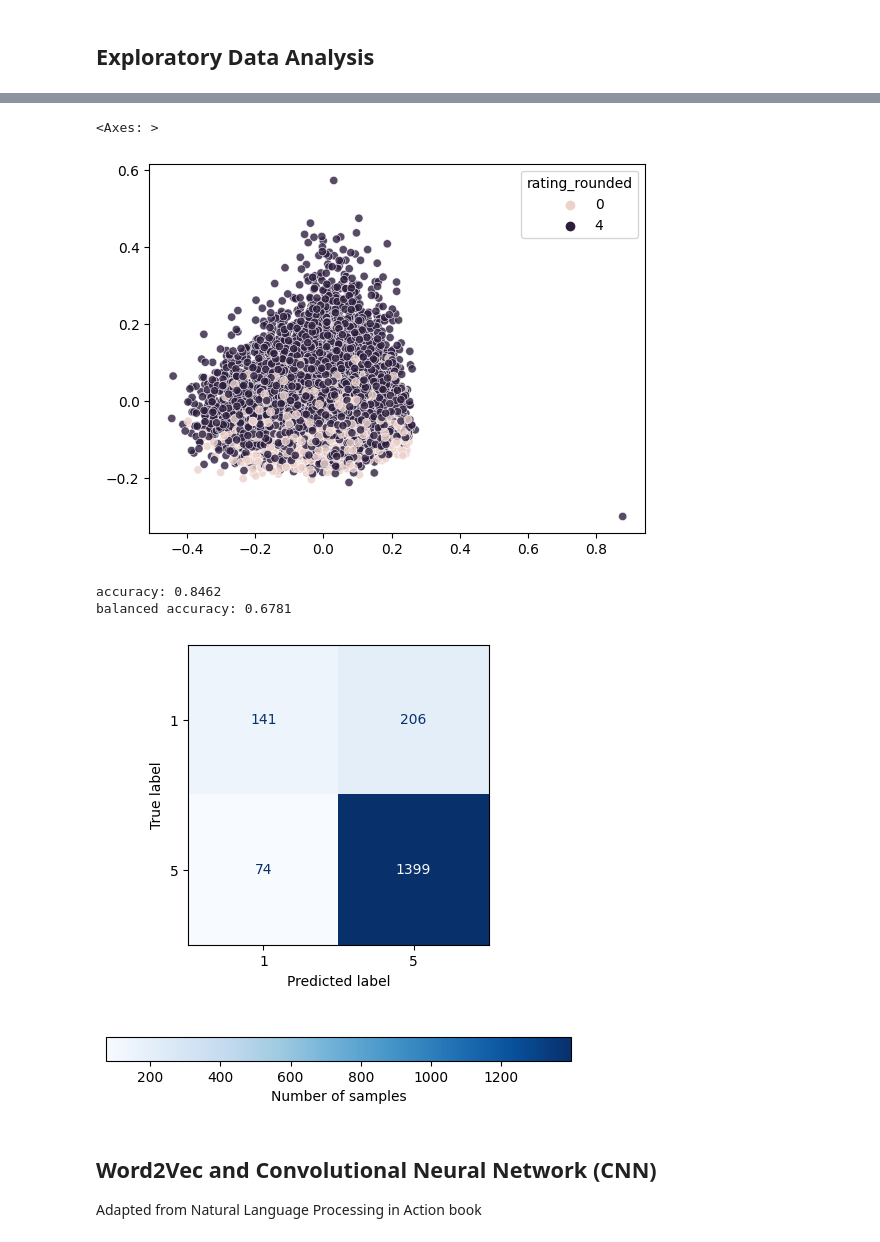
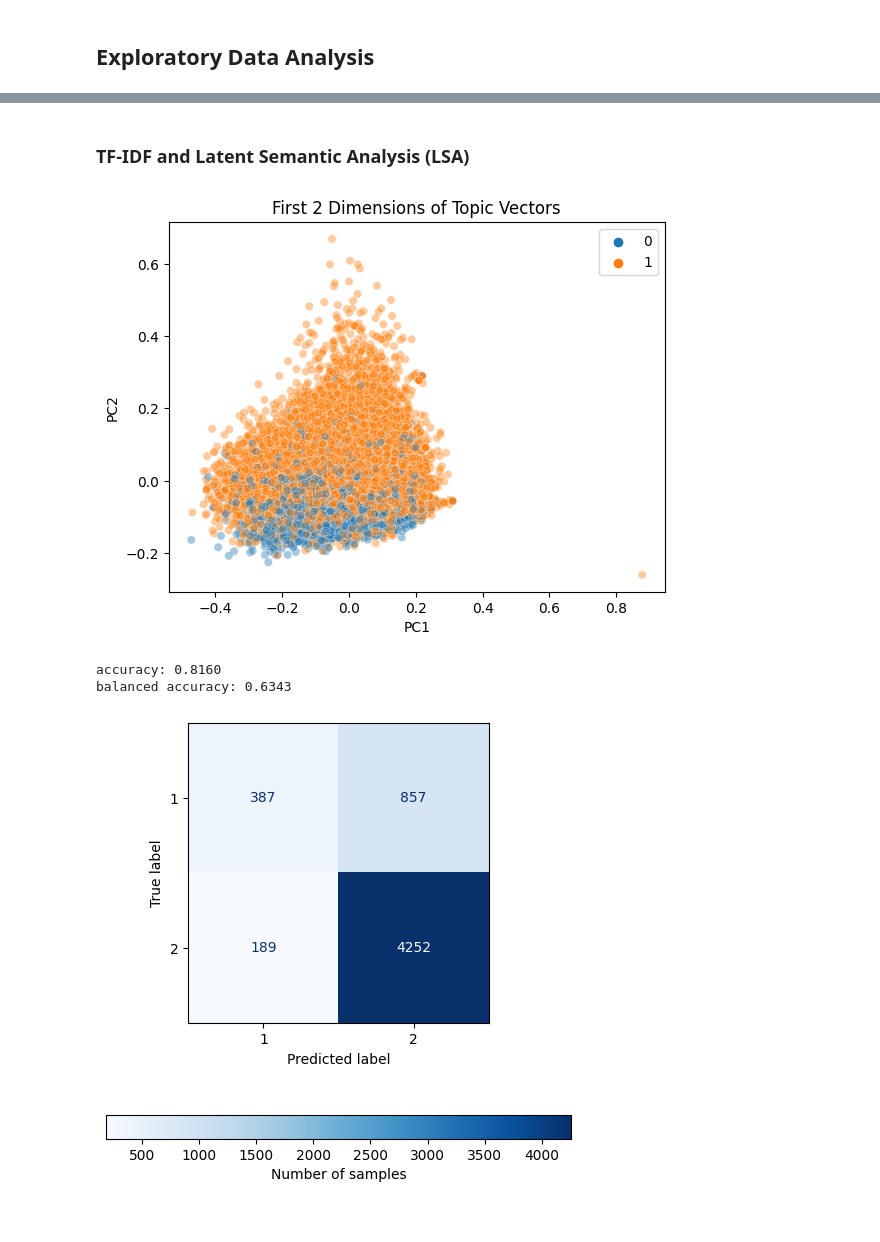
Before and after one commit to sepidehparhami/abilify-ratings, a Jupyter notebook: classify_reviews.ipynb, the cells around one changed output, grey strips where cells are left out. Cells and saved outputs as stored; diff of their text form; code cells hidden in the pictures.

```diff
--- a/classify_reviews.ipynb
+++ b/classify_reviews.ipynb
@@ -306,0 +162,7 @@ array([[-6.94262452e-04, -1.44098494e-04, -2.27970887e-05, ...,
+# %%
+# corpus['text_preprocessed'] = corpus['text_spellchecked'].apply(preprocess_text)
+corpus['text_preprocessed'] = corpus['text'].apply(preprocess_text)
+
+# drop any entries that are now empty
+corpus = corpus[corpus['text_preprocessed'] != '']
+corpus['text_preprocessed'].head(5)
@@ -306,0 +200,12 @@ array([[-6.94262452e-04, -1.44098494e-04, -2.27970887e-05, ...,
+# %%
+# get 1 and 5 star ratings only
+# perform after train-test split to have same division of samples when classifying all reviews
+def generate_subsets(X, y):
+    # subset of 1 and 5 star ratings
+    keep = (y == 0) | (y == 4)
+
+    X_subset = X[keep]
+    y_subset = y[keep]
+    y_subset = np.array([y if y==0 else 1 for y in y_subset])
+
+    return X_subset, y_subset
@@ -307,3 +274,16 @@ array([[-6.94262452e-04, -1.44098494e-04, -2.27970887e-05, ...,
+# %% [markdown]
+### TF-IDF and Latent Semantic Analysis (LSA)
+# %%
+# subset of 1 and 5 star ratings
+X_subset, y_subset = generate_subsets(sentences, y)
+# %%
+# produce TF-IDF matrix
+from sklearn.feature_extraction.text import TfidfVectorizer
+
+tfidf_model = TfidfVectorizer()
+tfidf_matrix = tfidf_model.fit_transform(X_subset).toarray()
+tfidf_matrix = tfidf_matrix - tfidf_matrix.mean(axis=0) # center data
+tfidf_matrix = (tfidf_matrix.T / np.linalg.norm(tfidf_matrix, axis=1)).T  # normalize with L2 norm (vector length)
 # %%
 # perform truncated SVD
 from sklearn.decomposition import TruncatedSVD
@@ -313,25 +293,24 @@ svd_topic_vectors = svd.fit_transform(tfidf_matrix)
 # %%
 # plot first 2 PCs and color by 1 vs 5 star reviews
 x_coord = np.array([doc[0] for doc in svd_topic_vectors])
 y_coord = np.array([doc[1] for doc in svd_topic_vectors])
 
-sns.scatterplot(x=x_coord, y=y_coord, hue=y[extreme_bool], alpha=0.8)
+sns.scatterplot(x=x_coord, y=y_coord, hue=y_subset, alpha=0.4) # add 1 to change labels from 0 and 4 to 1 and 5
+plt.xlabel('PC1')
+plt.ylabel('PC2')
+plt.title('First 2 Dimensions of Topic Vectors');
 # %% [output]
-<Axes: >
-[figure, old version]
+[figure, new version]
 # %%
 from sklearn.discriminant_analysis import LinearDiscriminantAnalysis
 
-X_train, X_test, y_train, y_test = train_test_split(svd_topic_vectors, y[extreme_bool], test_size=0.2, random_state=0)
+X_train, X_test, y_train, y_test = train_test_split(svd_topic_vectors, y_subset, test_size=0.2, random_state=0)
 model = LinearDiscriminantAnalysis(n_components=1)
 model.fit(X_train, y_train)
 y_pred = model.predict(X_test)
 
 evaluation(y_test, y_pred)
 # %% [output]
-accuracy: 0.8462
-balanced accuracy: 0.6781
+accuracy: 0.8160
+balanced accuracy: 0.6343
-[figure, old version]
+[figure, new version]
-# %% [markdown]
-## Word2Vec and Convolutional Neural Network (CNN)
-Adapted from Natural Language Processing in Action book[](http://)
```
Also changed, not shown: parts of 80 cells of this notebook, 1 other file.
